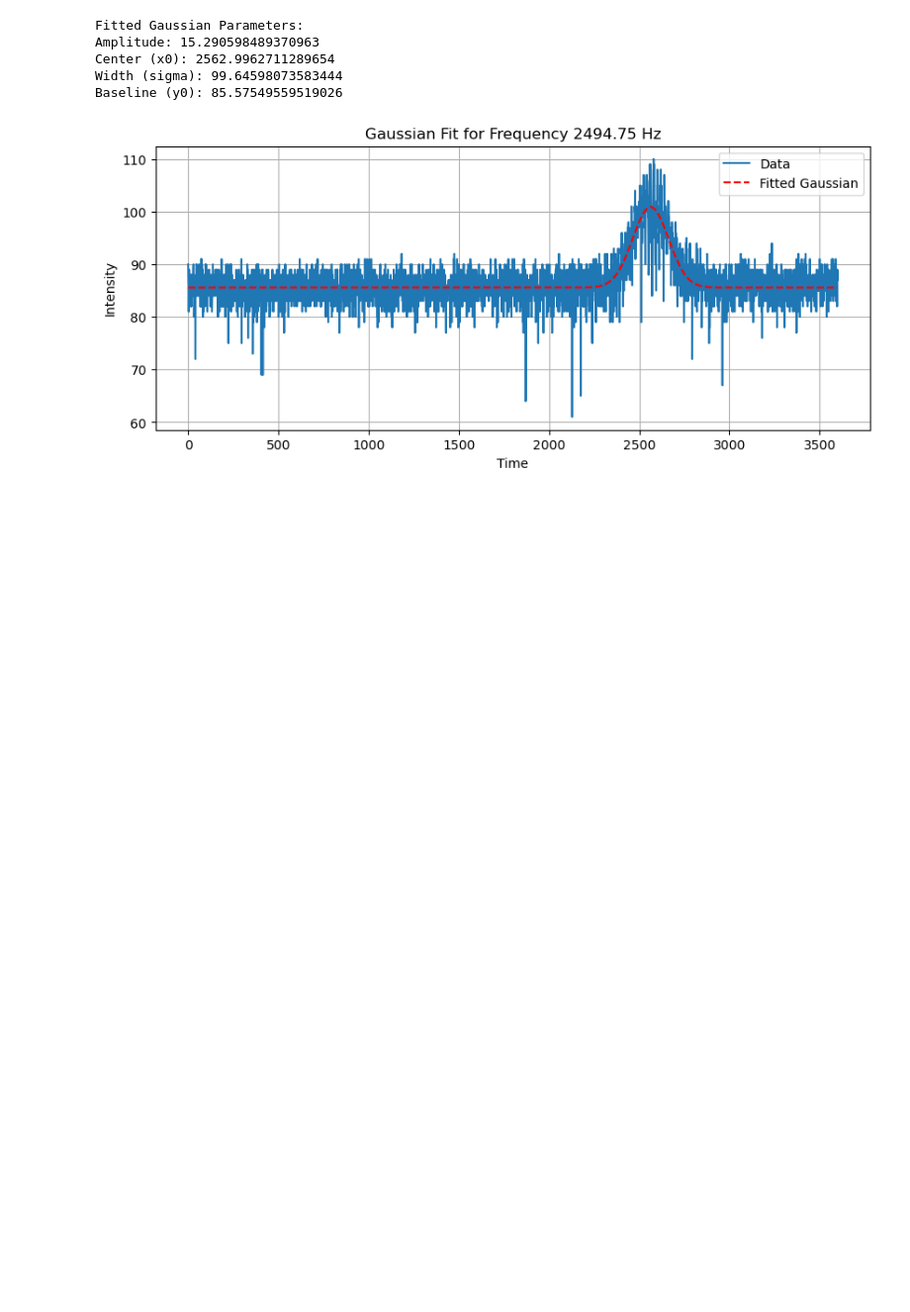
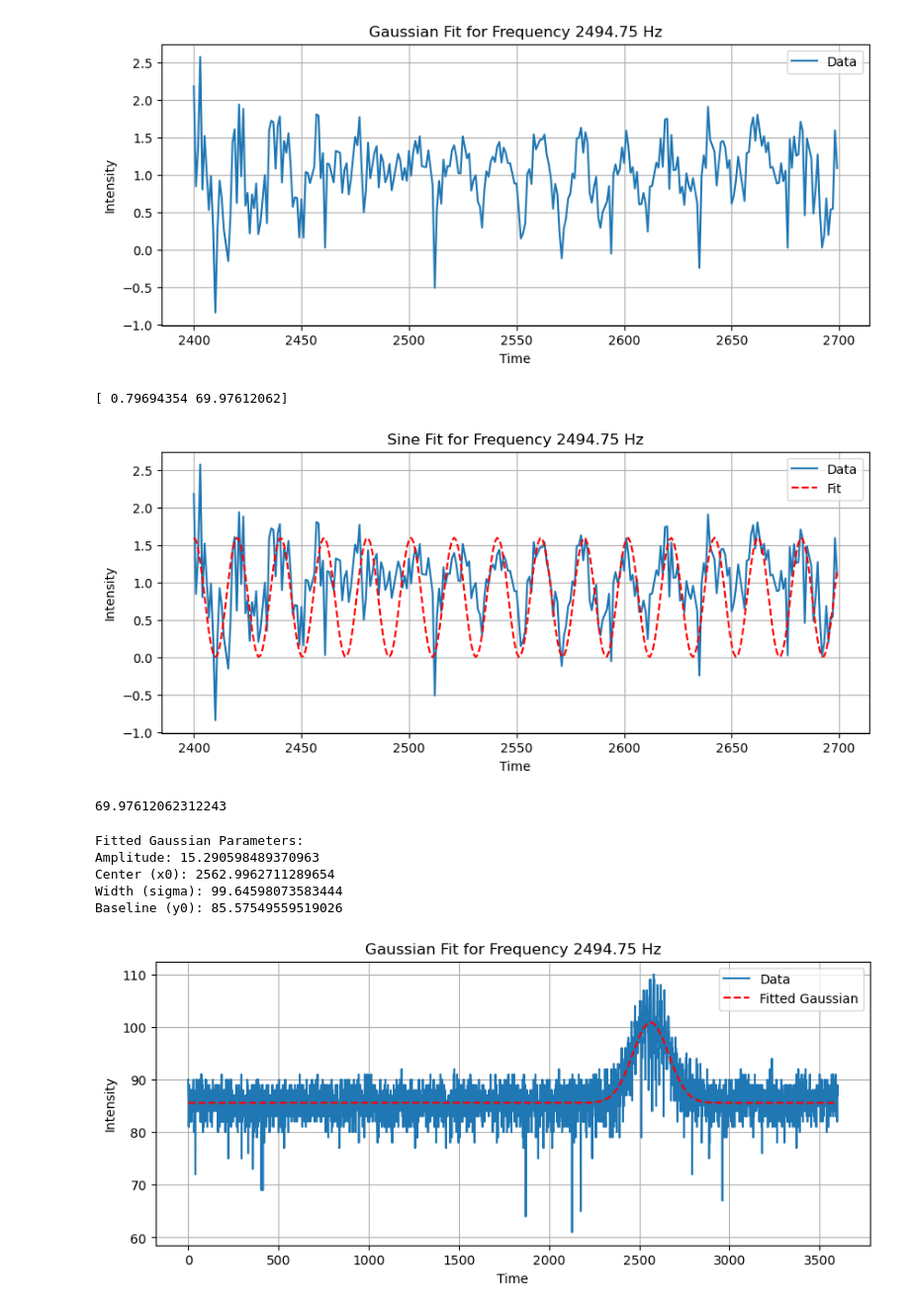
Before and after one commit to muellvin/radio-interferometry, a Jupyter notebook: data_sat.ipynb, the cells around one changed output. Shown: that part at 99% size. Cells and saved outputs as stored; diff of their text form; code cells hidden in the pictures; blank space fills up the shorter version.

```diff
--- a/data_sat.ipynb
+++ b/data_sat.ipynb
@@ -44,3 +116,42 @@ SIMPLE  =                    T / file does conform to FITS standard
+# %%
+#only relevant time sequence
+rel_time_start = 2400
+rel_time_stop = 2700
+intensity_no_gauss_rel = intensity_no_gauss[rel_time_start:rel_time_stop]
+time_axis_rel = time_axis[rel_time_start:rel_time_stop]
+
+plt.figure(figsize=(10, 4))
+plt.plot(time_axis_rel, intensity_no_gauss_rel, label='Data')
+plt.xlabel('Time')
+plt.ylabel('Intensity')
+plt.title(f'Gaussian Fit for Frequency {chosen_frequency} Hz')
+plt.legend()
+plt.grid(True)
+plt.show()
+
+theo_params, _ = curve_fit(theoretical_fit, time_axis_rel, intensity_no_gauss_rel, p0 = [1, 70])
+print(theo_params)
+S, omega = theo_params
+
+fitted_sin_rel = theoretical_fit(time_axis_rel, S, omega)
+
+# Plot the fitted Gaussian over the data
+plt.figure(figsize=(10, 4))
+plt.plot(time_axis_rel, intensity_no_gauss_rel, label='Data')
+plt.plot(time_axis_rel, fitted_sin_rel, label='Fit', linestyle='--', color='red')
+plt.xlabel('Time')
+plt.ylabel('Intensity')
+plt.title(f'Sine Fit for Frequency {chosen_frequency} Hz')
+plt.legend()
+plt.grid(True)
+plt.show()
+
+print(omega)
+# %% [output]
+[figure, added]
+[ 0.79694354 69.97612062]
+[figure, added]
+69.97612062312243
 # %%
 from scipy.optimize import curve_fit
 
```
Also changed, not shown: parts of 8 cells of this notebook.
